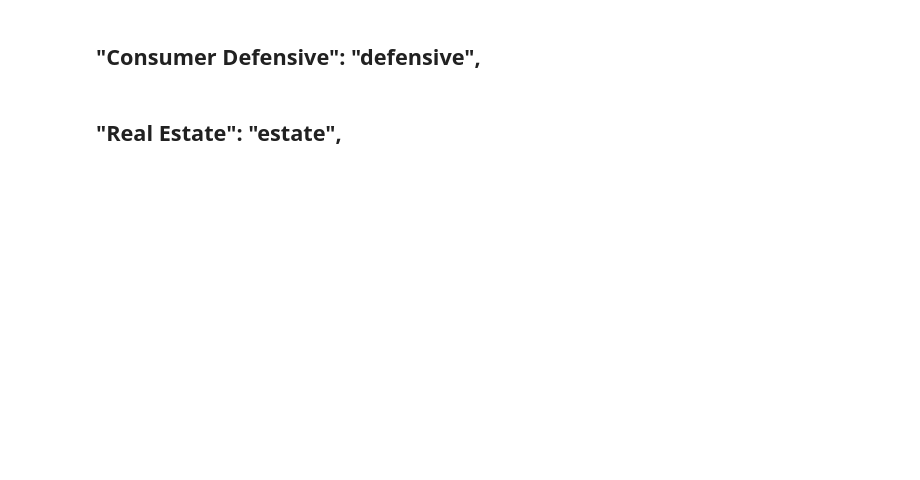
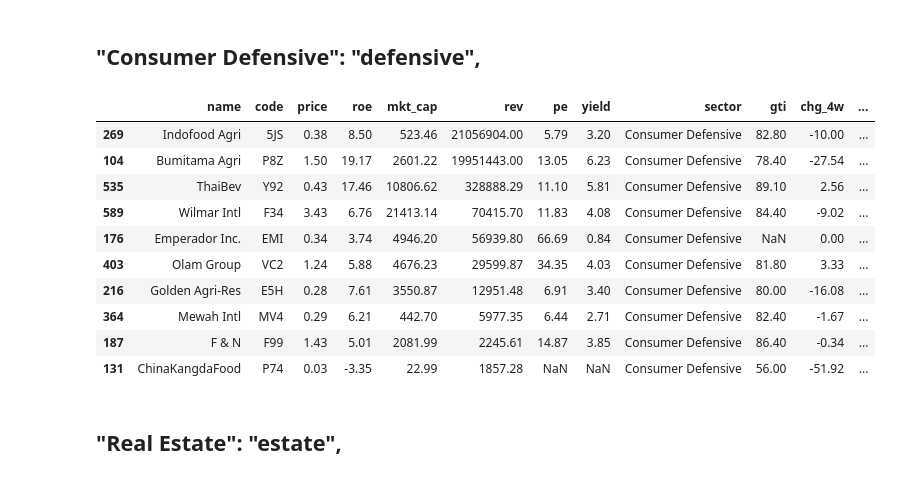
Before and after one commit to mrsmmori1234/notebooks_rep, a Jupyter notebook: notebooks/sgx_securities.ipynb, the cells around one changed output. Drawn from its saved outputs; the diff is of its cells as text; code cells hidden in the pictures; blank space fills up the shorter version.

```diff
--- a/notebooks/sgx_securities.ipynb
+++ b/notebooks/sgx_securities.ipynb
@@ -266,4 +294,18 @@ sector_dfs['health'].sort_values(by="rev", ascending=False, na_position="last").
 # %% [markdown]
 ## "Consumer Defensive": "defensive",
+# %%
+sector_dfs['defensive'].sort_values(by="rev", ascending=False, na_position="last").head(10)
+# %% [output]
+|  | name | code | price | roe | mkt_cap | rev | pe | yield | sector | gti | chg_4w | ... |
+| 269 | Indofood Agri | 5JS | 0.38 | 8.50 | 523.46 | 21056904.00 | 5.79 | 3.20 | Consumer Defensive | 82.80 | -10.00 | ... |
+| 104 | Bumitama Agri | P8Z | 1.50 | 19.17 | 2601.22 | 19951443.00 | 13.05 | 6.23 | Consumer Defensive | 78.40 | -27.54 | ... |
+| 535 | ThaiBev | Y92 | 0.43 | 17.46 | 10806.62 | 328888.29 | 11.10 | 5.81 | Consumer Defensive | 89.10 | 2.56 | ... |
+| 589 | Wilmar Intl | F34 | 3.43 | 6.76 | 21413.14 | 70415.70 | 11.83 | 4.08 | Consumer Defensive | 84.40 | -9.02 | ... |
+| 176 | Emperador Inc. | EMI | 0.34 | 3.74 | 4946.20 | 56939.80 | 66.69 | 0.84 | Consumer Defensive | NaN | 0.00 | ... |
+| 403 | Olam Group | VC2 | 1.24 | 5.88 | 4676.23 | 29599.87 | 34.35 | 4.03 | Consumer Defensive | 81.80 | 3.33 | ... |
+| 216 | Golden Agri-Res | E5H | 0.28 | 7.61 | 3550.87 | 12951.48 | 6.91 | 3.40 | Consumer Defensive | 80.00 | -16.08 | ... |
+| 364 | Mewah Intl | MV4 | 0.29 | 6.21 | 442.70 | 5977.35 | 6.44 | 2.71 | Consumer Defensive | 82.40 | -1.67 | ... |
+| 187 | F & N | F99 | 1.43 | 5.01 | 2081.99 | 2245.61 | 14.87 | 3.85 | Consumer Defensive | 86.40 | -0.34 | ... |
+| 131 | ChinaKangdaFood | P74 | 0.03 | -3.35 | 22.99 | 1857.28 | NaN | NaN | Consumer Defensive | 56.00 | -51.92 | ... |
 # %% [markdown]
 ## "Real Estate": "estate",
```
Also changed, not shown: parts of 7 cells of this notebook, 3 other files.
